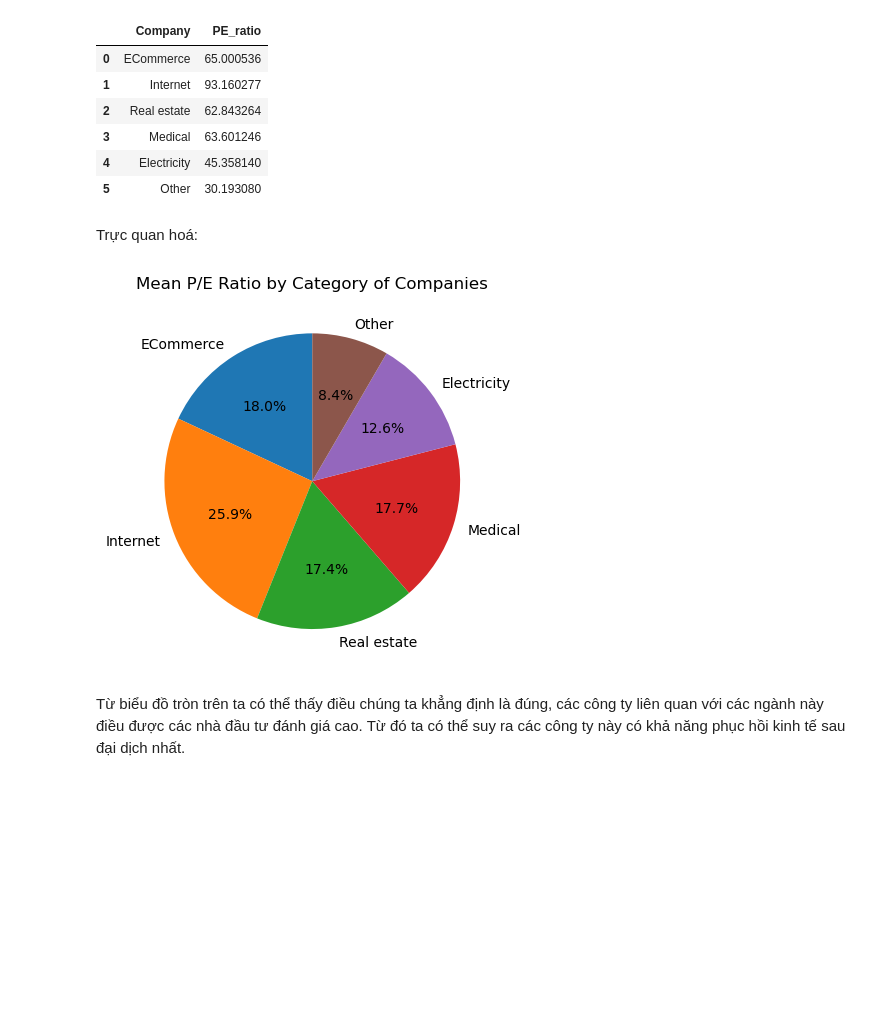
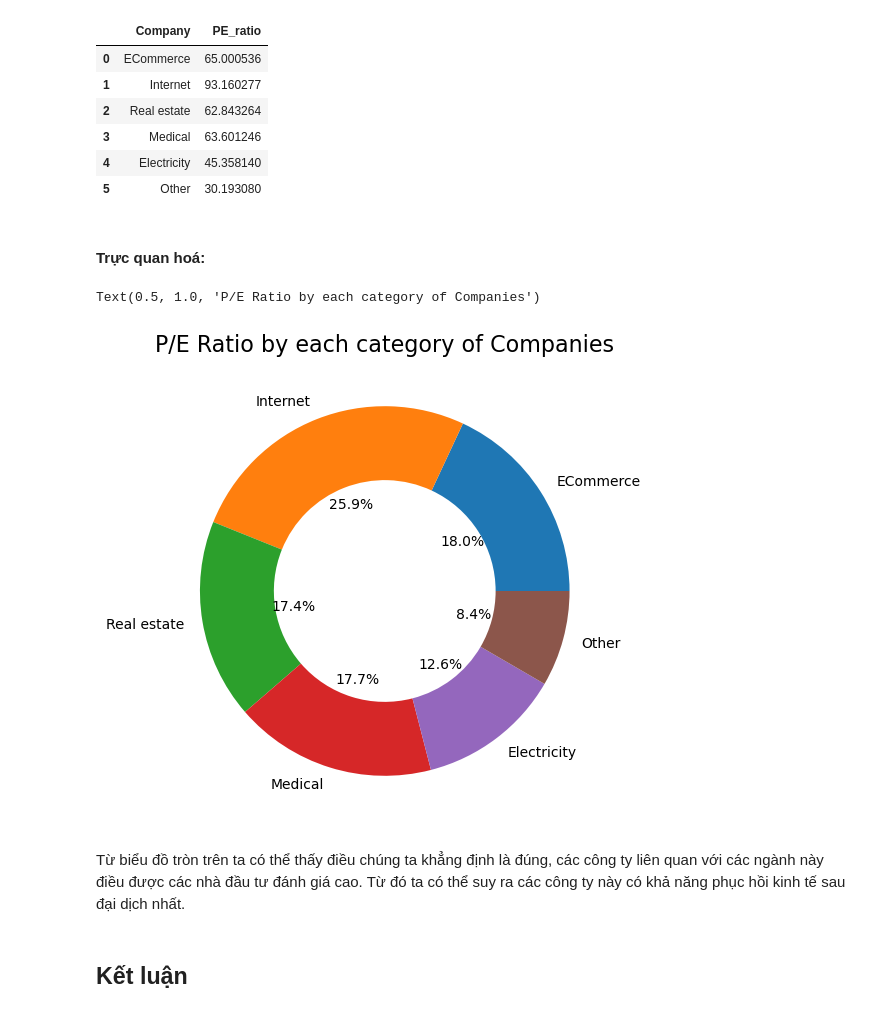
Before and after one commit to HuyAnhTon/Intro2DS_FinalProject, a Jupyter notebook: notebooks/question_1.ipynb, the cells around one changed output. Cells and saved outputs as stored; diff of their text form; code cells hidden in the pictures; blank space fills up the shorter version.

```diff
--- a/notebooks/question_1.ipynb
+++ b/notebooks/question_1.ipynb
@@ -99,4 +98,0 @@ Loại ra những công ty có chỉ số trung bình P/E âm
-# %%
-PE_ratio_mean = PE_ratio_mean.drop(PE_ratio_mean[PE_ratio_mean['PE_ratio'] < 0].index)
-categories_df = data[['Company', 'Categories']].drop_duplicates()
-PE_ratio_mean = PE_ratio_mean.merge(categories_df, on='Company')
@@ -289,12 +282,16 @@ all_companies_mean
 | 4 | Electricity | 45.358140 |
 | 5 | Other | 30.193080 |
 # %% [markdown]
-Trực quan hoá:
+#### Trực quan hoá:
-# %%
-fig = plt.pie(all_companies_mean['PE_ratio'], labels=all_companies_mean['Company'], autopct='%1.1f%%', startangle=90)
-plt.title('Mean P/E Ratio by Category of Companies')
-plt.show()
-# %% [output]
-[figure, removed]
+# %%
+fig, ax = plt.subplots(figsize=(10, 6), subplot_kw=dict(aspect="equal"))
+
+fig = ax.pie(all_companies_mean['PE_ratio'], wedgeprops=dict(width=0.4), startangle= 0, autopct='%1.1f%%', labels=all_companies_mean['Company'], pctdistance=0.5, labeldistance=1.1)
+ax.set_title("P/E Ratio by each category of Companies", fontsize=16)
+# %% [output]
+Text(0.5, 1.0, 'P/E Ratio by each category of Companies')
+[figure, added]
 # %% [markdown]
 Từ biểu đồ tròn trên ta có thể thấy điều chúng ta khẳng định là đúng, các công ty liên quan với các ngành này điều được các nhà đầu tư đánh giá cao. Từ đó ta có thể suy ra các công ty này có khả năng phục hồi kinh tế sau đại dịch nhất.
+# %% [markdown]
+## Kết luận
```
Also changed, not shown: parts of 7 cells of this notebook, 1 other file.
